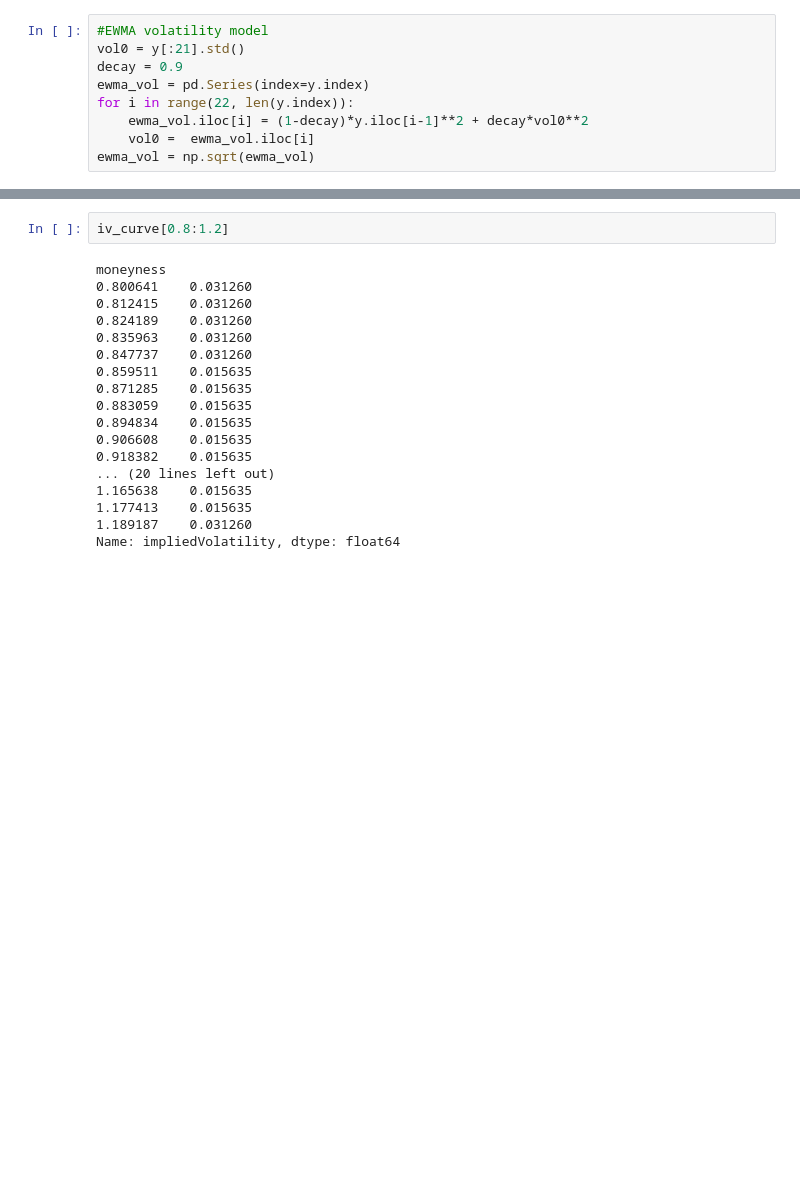
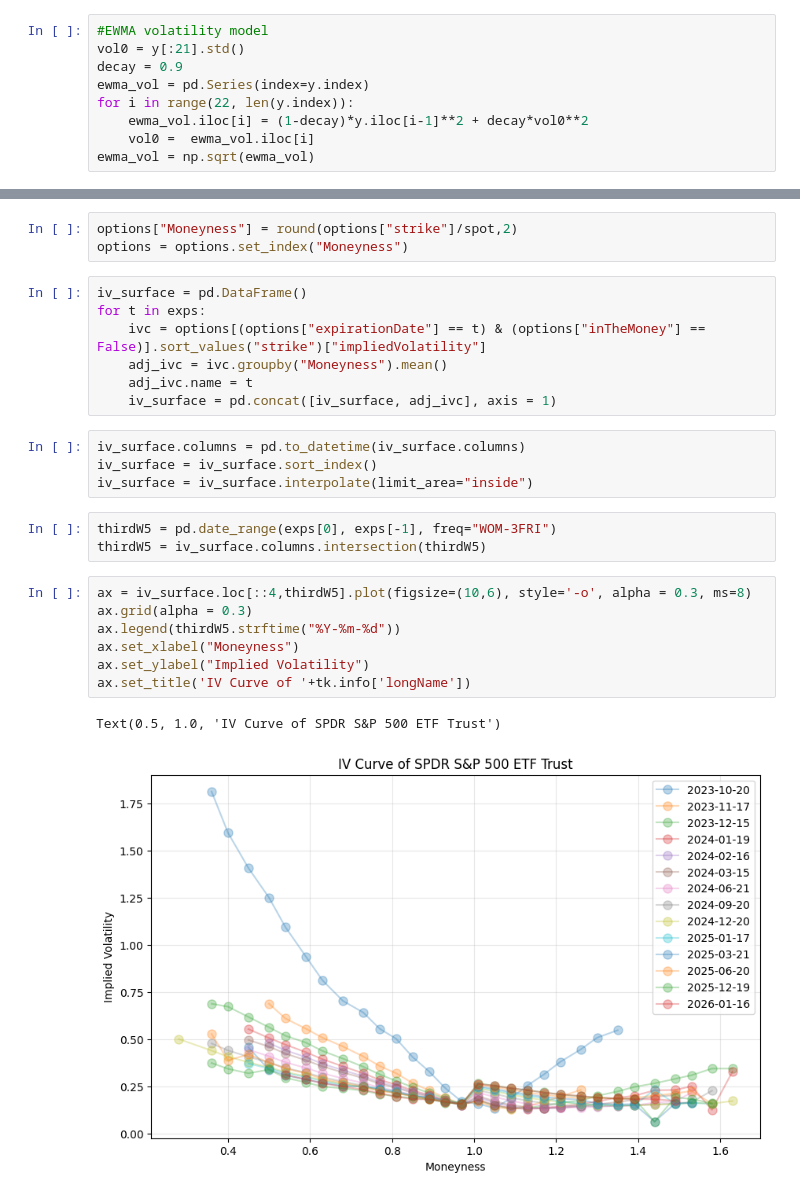
Before and after one commit to laic0022/FN6808_Derivative_Securities, a Jupyter notebook: Course_Project.ipynb, the cells around one changed output, grey strips where cells are left out. Drawn from its saved outputs; the diff is of its cells as text; blank space fills up the shorter version.

```diff
--- a/Course_Project.ipynb
+++ b/Course_Project.ipynb
@@ -117,20 +120,27 @@ iv_curve = pd.concat([otmputs_iv,otmcalls_iv])
-# %%
-iv_curve[0.8:1.2]
-# %% [output]
-moneyness
-0.800641    0.031260
-0.812415    0.031260
-0.824189    0.031260
-0.835963    0.031260
-0.847737    0.031260
-0.859511    0.015635
-0.871285    0.015635
-0.883059    0.015635
-0.894834    0.015635
-0.906608    0.015635
-0.918382    0.015635
-... (20 lines left out)
-1.165638    0.015635
-1.177413    0.015635
-1.189187    0.031260
-Name: impliedVolatility, dtype: float64
+# %%
+options["Moneyness"] = round(options["strike"]/spot,2)
+options = options.set_index("Moneyness")
+# %%
+iv_surface = pd.DataFrame()
+for t in exps:
+    ivc = options[(options["expirationDate"] == t) & (options["inTheMoney"] == False)].sort_values("strike")["impliedVolatility"]
+    adj_ivc = ivc.groupby("Moneyness").mean()
+    adj_ivc.name = t
+    iv_surface = pd.concat([iv_surface, adj_ivc], axis = 1)
+# %%
+iv_surface.columns = pd.to_datetime(iv_surface.columns)
+iv_surface = iv_surface.sort_index()
+iv_surface = iv_surface.interpolate(limit_area="inside")
+# %%
+thirdW5 = pd.date_range(exps[0], exps[-1], freq="WOM-3FRI")
+thirdW5 = iv_surface.columns.intersection(thirdW5)
+# %%
+ax = iv_surface.loc[::4,thirdW5].plot(figsize=(10,6), style='-o', alpha = 0.3, ms=8)
+ax.grid(alpha = 0.3)
+ax.legend(thirdW5.strftime("%Y-%m-%d"))
+ax.set_xlabel("Moneyness")
+ax.set_ylabel("Implied Volatility")
+ax.set_title('IV Curve of '+tk.info['longName'])
+# %% [output]
+Text(0.5, 1.0, 'IV Curve of SPDR S&P 500 ETF Trust')
+[figure, added]
```
Also changed, not shown: parts of 28 cells of this notebook.
